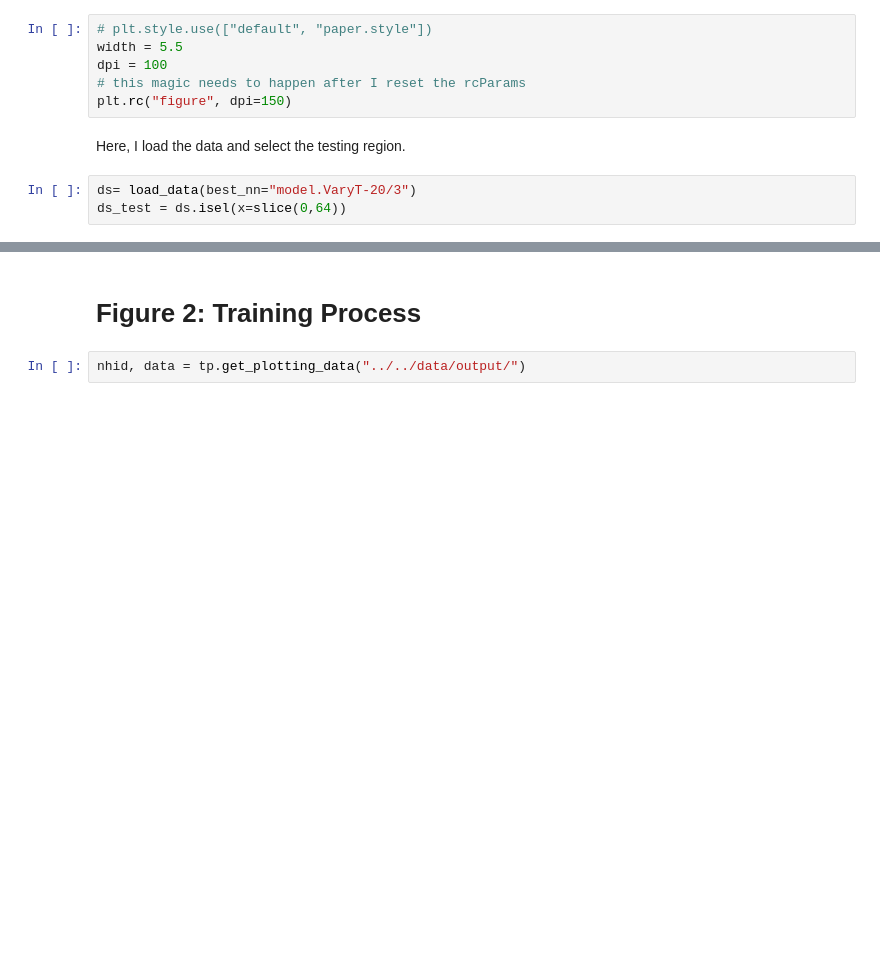
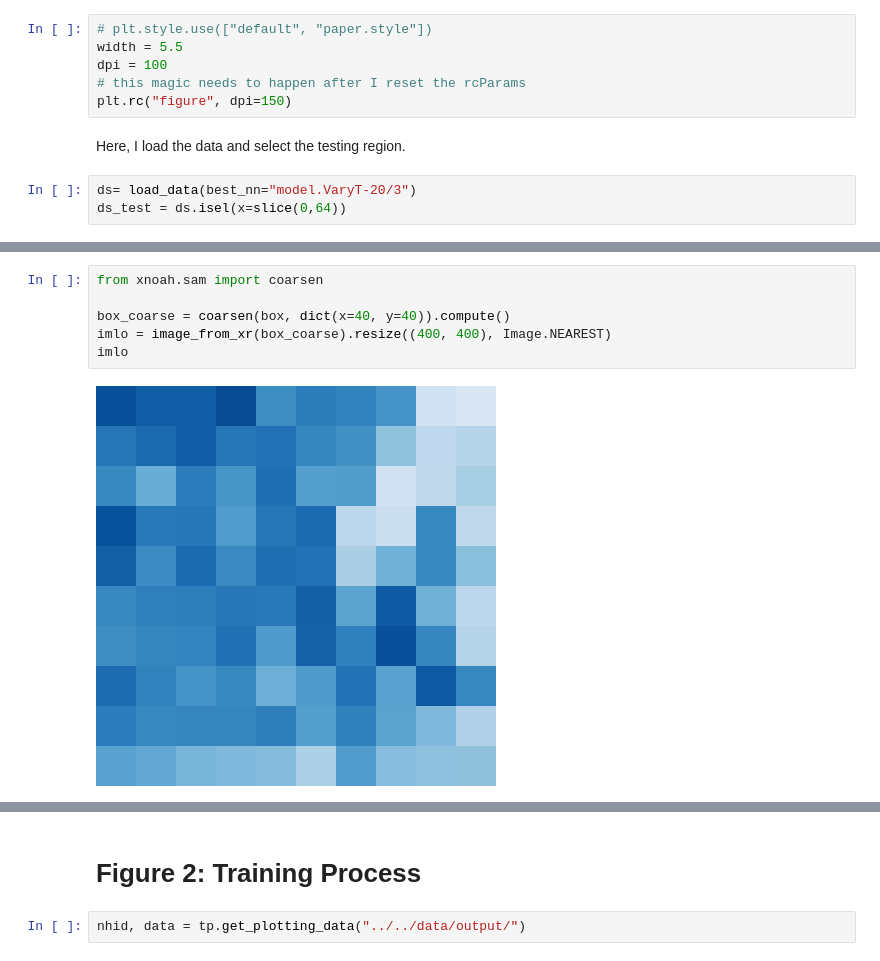
Before and after one commit to nbren12/uwnet, a Jupyter notebook: results/reports/2.1-ndb-paper-plots.ipynb, the cells around one changed output, grey strips where cells are left out. Drawn from its saved outputs; the diff is of its cells as text; blank space fills up the shorter version.

```diff
--- a/results/reports/2.1-ndb-paper-plots.ipynb
+++ b/results/reports/2.1-ndb-paper-plots.ipynb
@@ -35,0 +93,8 @@ ds_test = ds.isel(x=slice(0,64))
+# %%
+from xnoah.sam import coarsen
+
+box_coarse = coarsen(box, dict(x=40, y=40)).compute()
+imlo = image_from_xr(box_coarse).resize((400, 400), Image.NEAREST)
+imlo
+# %% [output]
+[figure, added]
```
Also changed, not shown: parts of 9 cells of this notebook, 1 other file.
